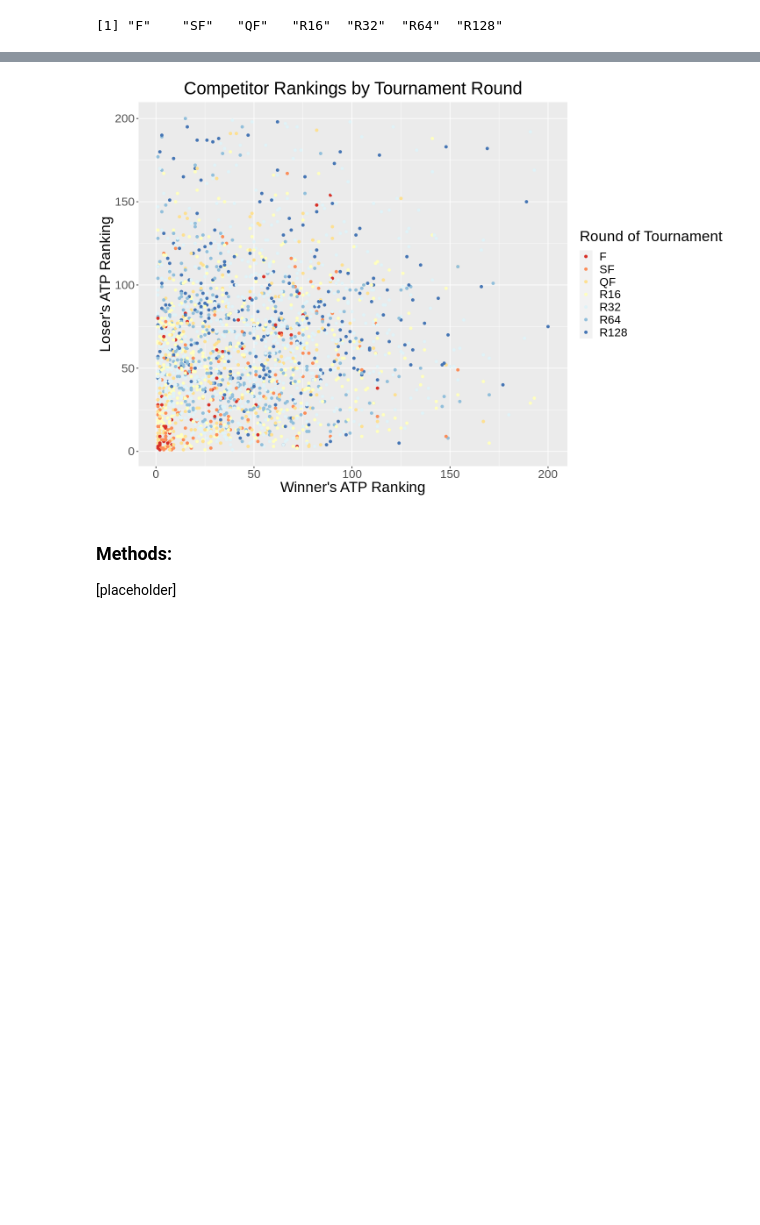
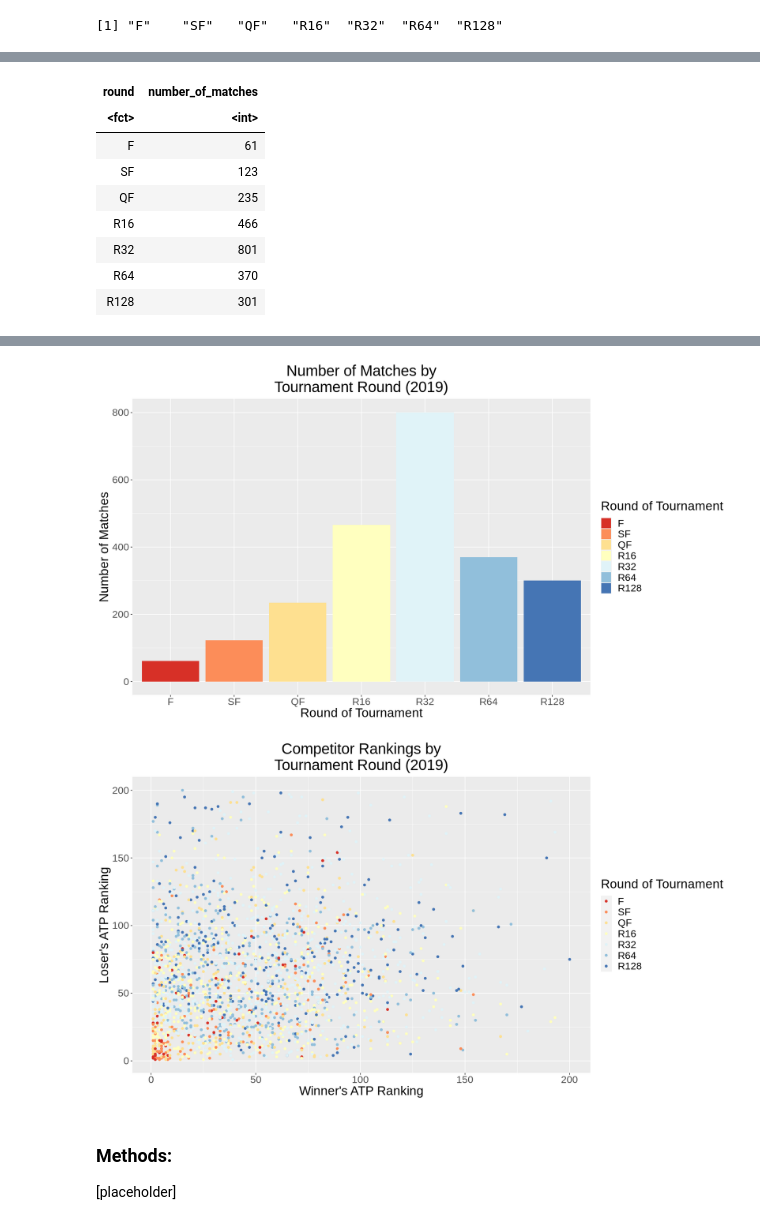
Before and after one commit to ben-westmore/dsci-100-2022w1-group-177, a Jupyter notebook: group177_proposal.ipynb, the cells around one changed output, grey strips where cells are left out. Drawn from its saved outputs; the diff is of its cells as text; code cells hidden in the pictures; blank space fills up the shorter version.

Commit message:
added a barplot with the number of matches by round in 2019

```diff
--- a/group177_proposal.ipynb
+++ b/group177_proposal.ipynb
@@ -82,11 +74,29 @@ $ loser_rank_points  <dbl> 616, 855, 1125, 933, 1705, 895, 2315, 3155, 1017, 9
 [1] "F"    "SF"   "QF"   "R16"  "R32"  "R64"  "R128"
 # %%
 # display.brewer.all(colorblindFriendly = TRUE)
-options(repr.plot.width = 12, repr.plot.height = 8)
+options(repr.plot.width = 14, repr.plot.height = 8)
 
-rankings_vs_round <- ggplot(tennis_data, aes(x = winner_rank, y = loser_rank, colour = round)) +
+matches_by_round <- tennis_data |>
+    group_by(round) |>
+    summarize(number_of_matches = n())
+
+matches_by_round
+
+matches_by_round_plot <- ggplot(matches_by_round, aes(x = round, y = number_of_matches, fill = round)) +
+    geom_bar(stat = "identity") +
+    labs(title = "Number of Matches by\nTournament Round (2019)",
+         x = "Round of Tournament",
+         y = "Number of Matches",
+         fill = "Round of Tournament") +
+    scale_fill_brewer(palette = "RdYlBu") +
+    theme(text = element_text(size = 20),
+          plot.title = element_text(hjust = 0.5))
+
+matches_by_round_plot
+
+rankings_vs_round_plot <- ggplot(tennis_data, aes(x = winner_rank, y = loser_rank, colour = round)) +
     geom_point() +
-    labs(title = "Competitor Rankings by Tournament Round",
+    labs(title = "Competitor Rankings by\nTournament Round (2019)",
          x = "Winner's ATP Ranking",
          y = "Loser's ATP Ranking",
          colour = "Round of Tournament") +
@@ -95,5 +105,7 @@ rankings_vs_round <- ggplot(tennis_data, aes(x = winner_rank, y = loser_rank, co
           plot.title = element_text(hjust = 0.5)) +
     scale_color_brewer(palette = "RdYlBu")
 
-rankings_vs_round
+rankings_vs_round_plot
+
+# grid.arrange(matches_by_round_plot, rankings_vs_round_plot, ncol = 2)
 # %% [output]
@@ -101,0 +113,9 @@ Warning message:
+| round | number_of_matches |
+| <fct> | <int> |
+| F | 61 |
+| SF | 123 |
+| QF | 235 |
+| R16 | 466 |
+| R32 | 801 |
+| R64 | 370 |
+| R128 | 301 |
@@ -102,4 +124,5 @@ Warning message:
-[figure, old version]
+[figure, new version]
+[figure, added]
 # %% [markdown]
 ### Methods:
 
```
Also changed, not shown: parts of 2 cells of this notebook.
